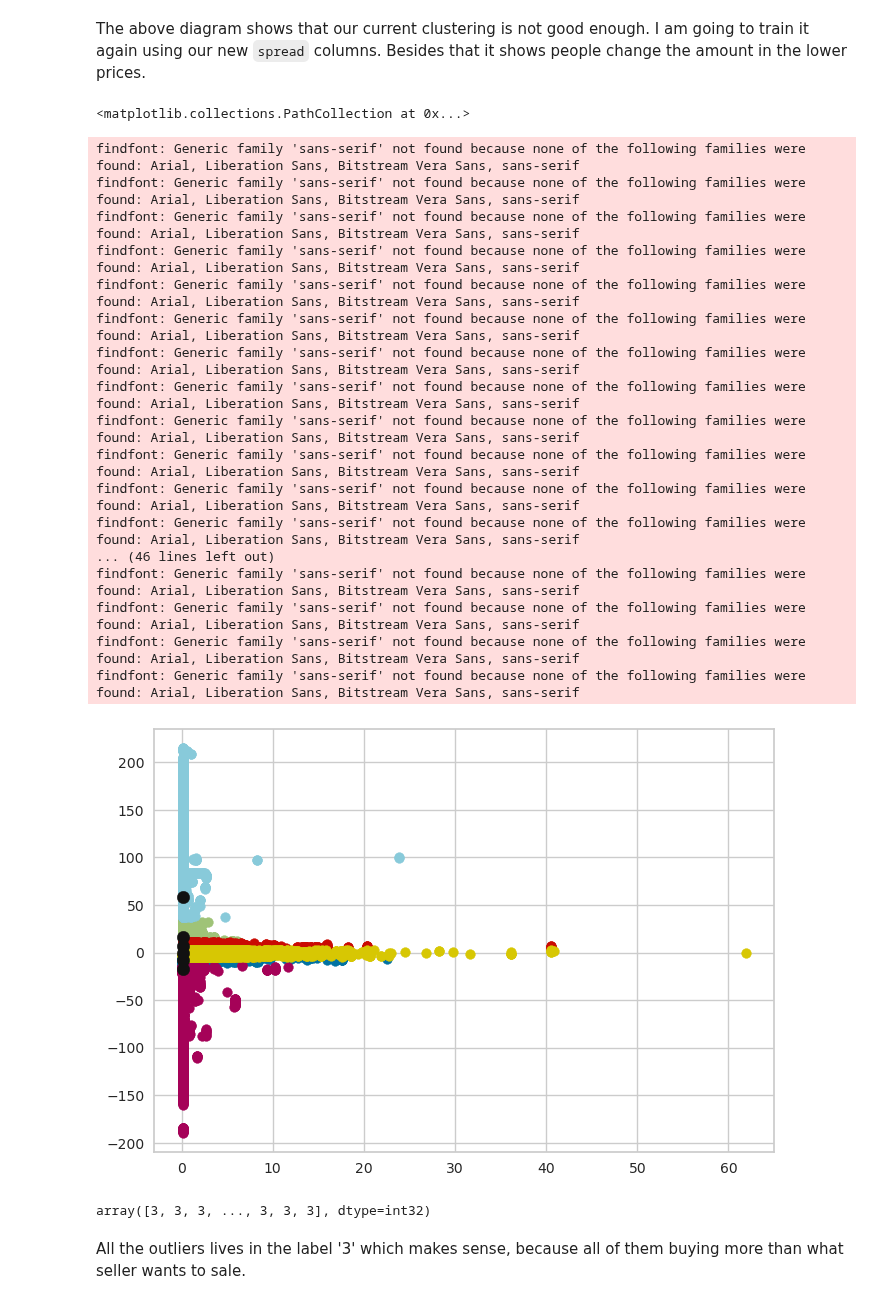
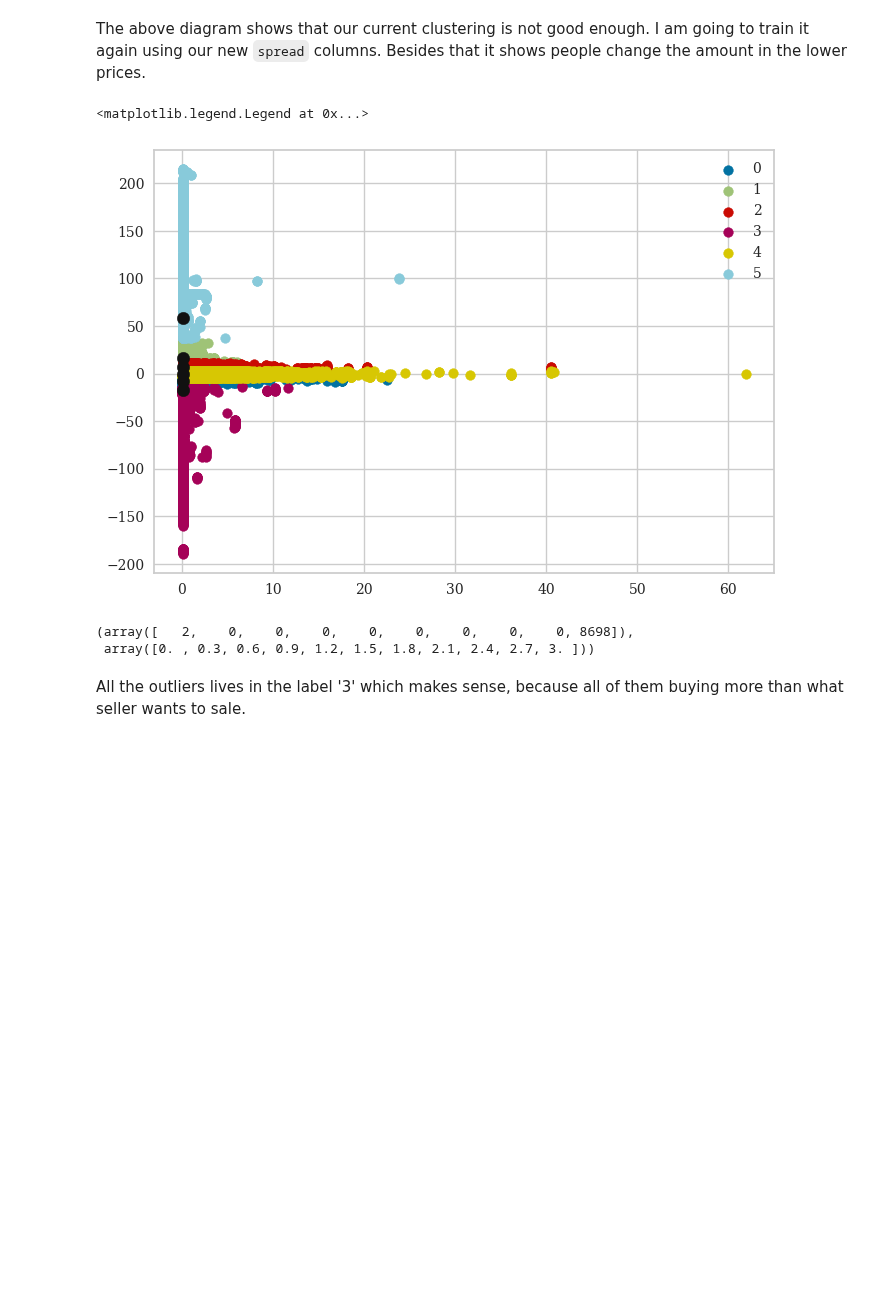
Before and after one commit to 1995parham-goodies/binance-client, a Jupyter notebook: demo.ipynb, the cells around one changed output. Cells and saved outputs as stored; diff of their text form; code cells hidden in the pictures; blank space fills up the shorter version.

```diff
--- a/demo.ipynb
+++ b/demo.ipynb
@@ -448,34 +448,19 @@ labels = kmeans.predict(df[['best_spread_price', 'best_spread_qty']])
 # %%
 centroids = kmeans.cluster_centers_
 u_labels = np.unique(labels)
 
 for i in u_labels:
     plt.scatter(df[labels == i]['best_spread_price'] , df[labels == i]['best_spread_qty'] , label = i)
 plt.scatter(centroids[:,0] , centroids[:,1] , s = 80, color = 'k')
+plt.legend()
 # %% [output]
-<matplotlib.collections.PathCollection at 0x...>
+<matplotlib.legend.Legend at 0x...>
-findfont: Generic family 'sans-serif' not found because none of the following families were found: Arial, Liberation Sans, Bitstream Vera Sans, sans-serif
-findfont: Generic family 'sans-serif' not found because none of the following families were found: Arial, Liberation Sans, Bitstream Vera Sans, sans-serif
-findfont: Generic family 'sans-serif' not found because none of the following families were found: Arial, Liberation Sans, Bitstream Vera Sans, sans-serif
-findfont: Generic family 'sans-serif' not found because none of the following families were found: Arial, Liberation Sans, Bitstream Vera Sans, sans-serif
-findfont: Generic family 'sans-serif' not found because none of the following families were found: Arial, Liberation Sans, Bitstream Vera Sans, sans-serif
-findfont: Generic family 'sans-serif' not found because none of the following families were found: Arial, Liberation Sans, Bitstream Vera Sans, sans-serif
-findfont: Generic family 'sans-serif' not found because none of the following families were found: Arial, Liberation Sans, Bitstream Vera Sans, sans-serif
-findfont: Generic family 'sans-serif' not found because none of the following families were found: Arial, Liberation Sans, Bitstream Vera Sans, sans-serif
-findfont: Generic family 'sans-serif' not found because none of the following families were found: Arial, Liberation Sans, Bitstream Vera Sans, sans-serif
-findfont: Generic family 'sans-serif' not found because none of the following families were found: Arial, Liberation Sans, Bitstream Vera Sans, sans-serif
-findfont: Generic family 'sans-serif' not found because none of the following families were found: Arial, Liberation Sans, Bitstream Vera Sans, sans-serif
-findfont: Generic family 'sans-serif' not found because none of the following families were found: Arial, Liberation Sans, Bitstream Vera Sans, sans-serif
-... (46 lines left out)
-findfont: Generic family 'sans-serif' not found because none of the following families were found: Arial, Liberation Sans, Bitstream Vera Sans, sans-serif
-findfont: Generic family 'sans-serif' not found because none of the following families were found: Arial, Liberation Sans, Bitstream Vera Sans, sans-serif
-findfont: Generic family 'sans-serif' not found because none of the following families were found: Arial, Liberation Sans, Bitstream Vera Sans, sans-serif
-findfont: Generic family 'sans-serif' not found because none of the following families were found: Arial, Liberation Sans, Bitstream Vera Sans, sans-serif
-[figure, old version]
+[figure, new version]
 # %%
-kmeans.predict(df_outliers[['best_spread_price', 'best_spread_qty']])
+np.histogram(kmeans.predict(df_outliers[['best_spread_price', 'best_spread_qty']]))
 # %% [output]
-array([3, 3, 3, ..., 3, 3, 3], dtype=int32)
+(array([   2,    0,    0,    0,    0,    0,    0,    0,    0, 8698]),
+ array([0. , 0.3, 0.6, 0.9, 1.2, 1.5, 1.8, 2.1, 2.4, 2.7, 3. ]))
 # %% [markdown]
 All the outliers lives in the label '3' which makes sense, because all of them buying more than what seller wants to sale.
 # %% [markdown]
```
